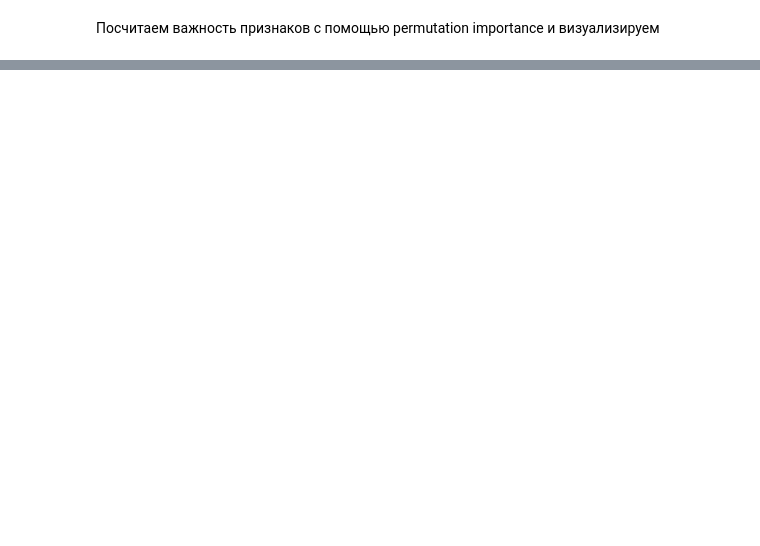
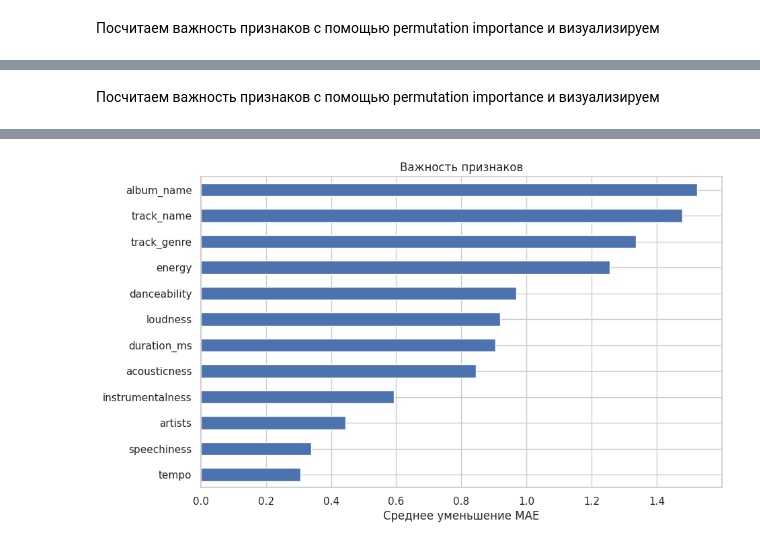
Before and after one commit to Nokvix/Neural-Network-Programming, a Jupyter notebook: songs_popularity/songs_spotify_model_improvement.ipynb, the cells around one changed output, grey strips where cells are left out. Cells and saved outputs as stored; diff of their text form; code cells hidden in the pictures; blank space fills up the shorter version.

```diff
--- a/songs_popularity/songs_spotify_model_improvement.ipynb
+++ b/songs_popularity/songs_spotify_model_improvement.ipynb
@@ -1061,0 +1262,13 @@ plt.show()
+# %% [markdown]
+Посчитаем важность признаков с помощью permutation importance и визуализируем
+# %%
+# Важность признаков с помощью permutation importance
+result = permutation_importance(model4, X_test, y_test, n_repeats=10, random_state=42, scoring='neg_mean_absolute_error')
+importances = pd.Series(result.importances_mean, index=X.columns)
+
+# Визуализация важности признаков
+importances.sort_values().plot(kind='barh', figsize=(10,6))
+plt.title('Важность признаков')
+plt.xlabel('Среднее уменьшение MAE')
+plt.show()
+# %% [output]
@@ -1061,0 +1292 @@ plt.show()
+[figure, added]
```
Also changed, not shown: parts of 39 cells of this notebook.
